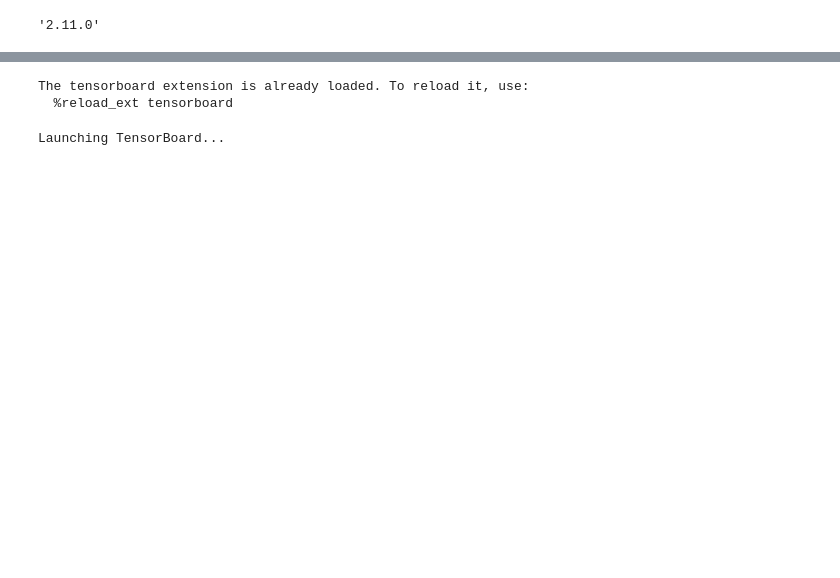
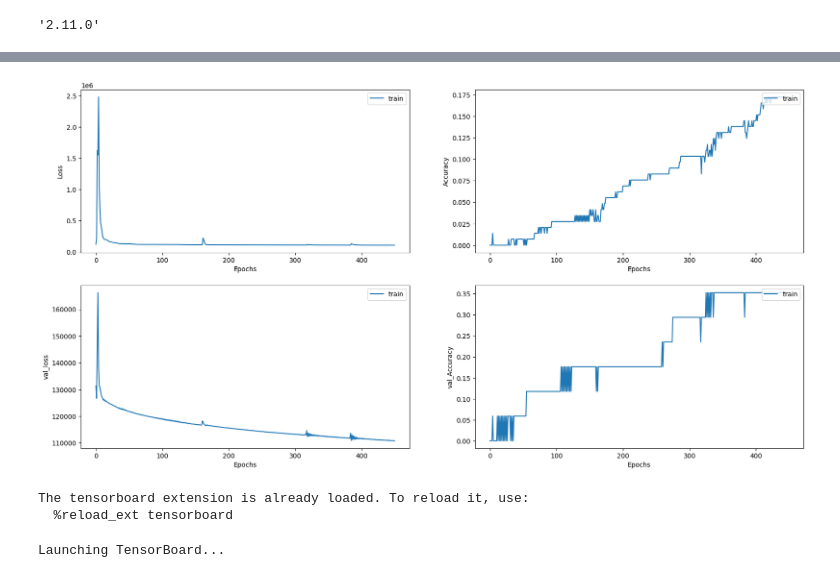
Before and after one commit to Salamandererer/Datenanalyse, a Jupyter notebook: real stuff/tensorflow analysis.ipynb, the cells around one changed output, grey strips where cells are left out. Saved outputs shown, nothing was run; the diff lists cells and outputs as text; code cells hidden in the pictures; blank space fills up the shorter version.

```diff
--- a/real stuff/tensorflow analysis.ipynb
+++ b/real stuff/tensorflow analysis.ipynb
@@ -72,0 +44,3 @@ for f in csv_files:
+# %%
+flatten_views = get_backlink_views("Meisen", get_target("Meisen"))
+flatten_views
@@ -73,4 +65,4 @@ for f in csv_files:
 # %%
-data = np.array(flatten_views).reshape((36,2558,1))
+data = np.array(flatten_views).reshape((162,2558,1))
 data.shape
 # %% [output]
@@ -128,0 +110,10 @@ Epoch 40/40
+# %%
+# Train the model.
+early_stop = keras.callbacks.EarlyStopping(monitor="accuracy", patience=75, restore_best_weights=True)
+history = model.fit(
+    data,
+    target,
+    batch_size=8,
+    epochs=450,
+    validation_split=0.10,
+    callbacks=[tensorboard_callback, early_stop])
@@ -129,3 +138,34 @@ Epoch 40/40
+# %%
+from matplotlib import pyplot as plt
+
+
+def display_learning_curves(history):
+    fig, axs = plt.subplots(2, 2, figsize=(20, 10))
+
+    axs[0,0].plot(history.history["loss"])
+    axs[0,0].legend(["train", "test"], loc="upper right")
+    axs[0,0].set_xlabel("Epochs")
+    axs[0,0].set_ylabel("Loss")
+
+    axs[0,1].plot(history.history["accuracy"])
+    axs[0,1].legend(["train", "test"], loc="upper right")
+    axs[0,1].set_xlabel("Epochs")
+    axs[0,1].set_ylabel("Accuracy")
+
+    axs[1,0].plot(history.history["val_loss"])
+    axs[1,0].legend(["train", "test"], loc="upper right")
+    axs[1,0].set_xlabel("Epochs")
+    axs[1,0].set_ylabel("val_loss")
+
+    axs[1,1].plot(history.history["val_accuracy"])
+    axs[1,1].legend(["train", "test"], loc="upper right")
+    axs[1,1].set_xlabel("Epochs")
+    axs[1,1].set_ylabel("val_Accuracy")
+    plt.show()
+# %%
+display_learning_curves(history)
+# %% [output]
+[figure, added]
 # %%
 %load_ext tensorboard
 # %% [output]
```
Also changed, not shown: parts of 17 cells of this notebook, 4 other files.
